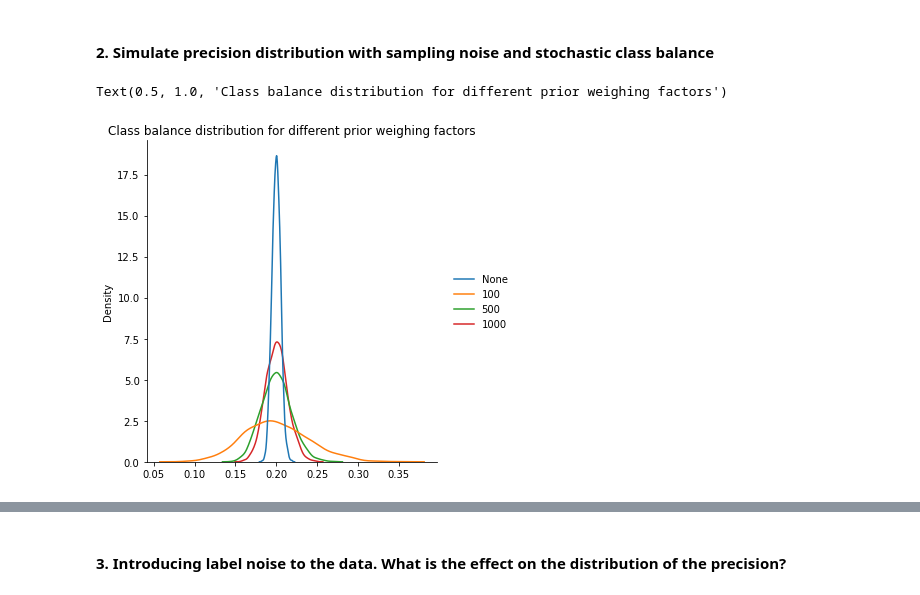
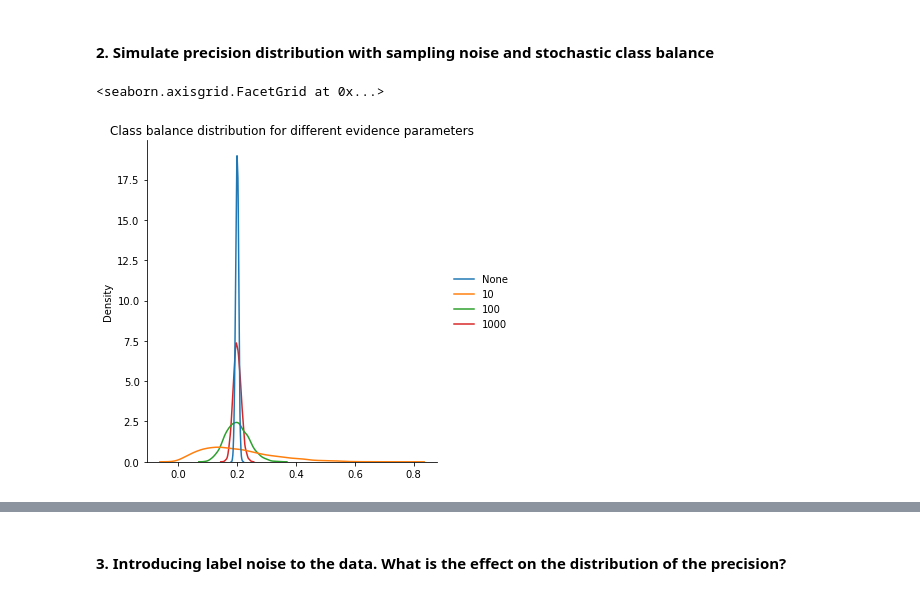
Before and after one commit to RUrlus/ModelMetricUncertaintyResearch, a Jupyter notebook: notebooks/Coen experiments/CM experiments.ipynb, the cells around one changed output, grey strips where cells are left out. Cells and saved outputs as stored; diff of their text form; code cells hidden in the pictures.

```diff
--- a/notebooks/Coen experiments/CM experiments.ipynb
+++ b/notebooks/Coen experiments/CM experiments.ipynb
@@ -241,25 +238,25 @@ def sim_random_balance(generator, imbalance_prior_a, imbalance_prior_b, n_runs=1
 # %%
 # Simulating the class balance distribution
 
 generator = BlobGenerator(
     train_size=5000,
     test_size=1000,
     weights=[0.8,0.2],
     random_imbalance=True,
     )
 
-evidence = [None,100,500,1000]
+evidence = [None,10,100,1000]
 
 balance_distr = {}
 for e in evidence:
     if e is None:
         a, b = None, None
     else:
         a, b = int(e*0.8), int(e*0.2)
     balance_distr[str(e)] = sim_random_balance(
         generator, a, b, n_runs=5000)
-sns.displot(pd.DataFrame(balance_distr), kind='kde', common_norm=True)
-plt.title('Class balance distribution for different prior weighing factors')
+sns.displot(pd.DataFrame(balance_distr), kind='kde',
+            common_norm=True).set(title='Class balance distribution for different evidence parameters')
 # %% [output]
-Text(0.5, 1.0, 'Class balance distribution for different prior weighing factors')
+<seaborn.axisgrid.FacetGrid at 0x...>
-[figure, old version]
+[figure, new version]
```
Also changed, not shown: parts of 42 cells of this notebook.
